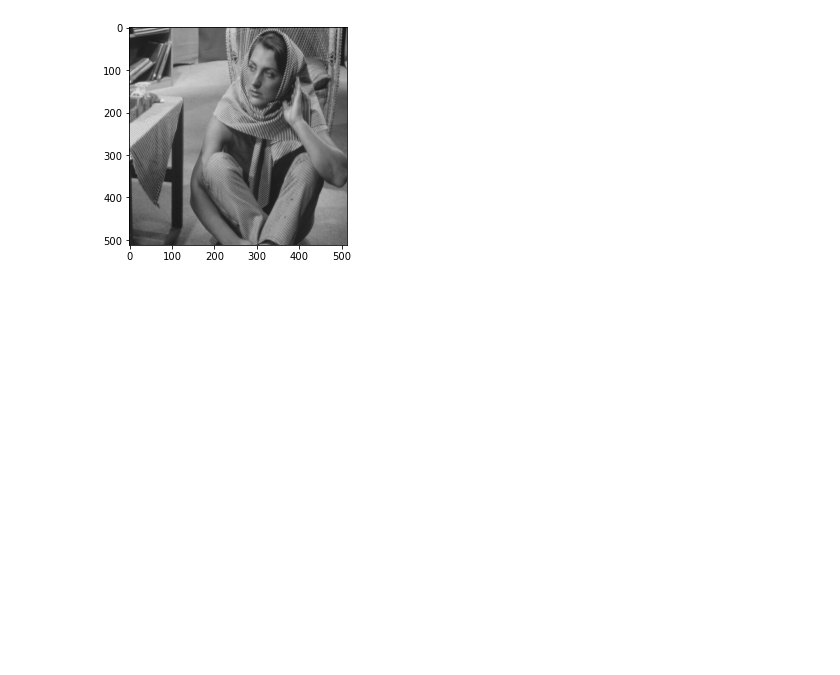
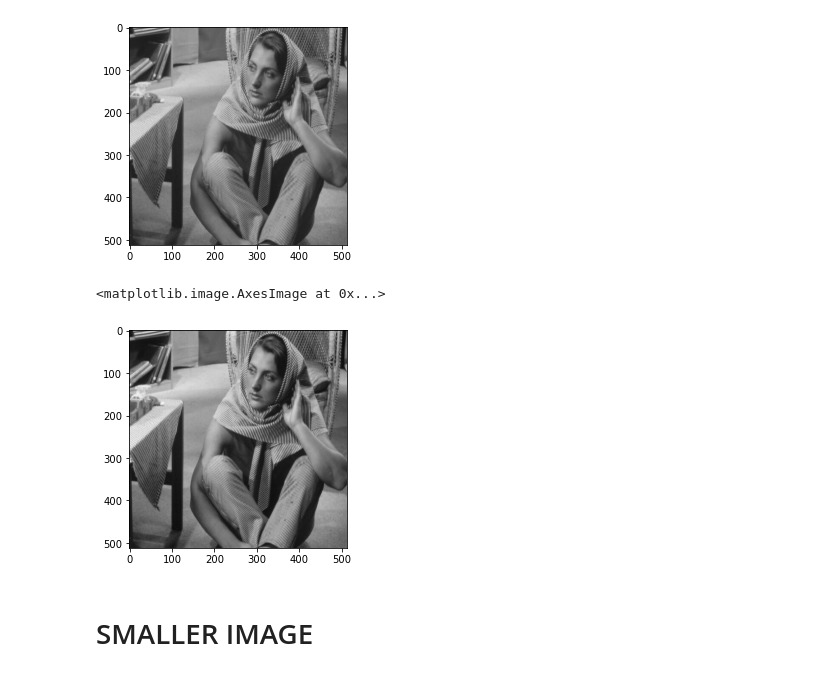
Before and after one commit to Wildshire/Projects, a Jupyter notebook: Signal Processing/Fourier Transform/Fourier_image.ipynb, the cells around one changed output. Cells and saved outputs as stored; diff of their text form; code cells hidden in the pictures; blank space fills up the shorter version.

```diff
--- a/Signal Processing/Fourier Transform/Fourier_image.ipynb
+++ b/Signal Processing/Fourier Transform/Fourier_image.ipynb
@@ -15,3 +37,9 @@ plt.imshow(img)
 [figure]
 # %%
 gray = cv2.cvtColor(img, cv2.COLOR_BGR2GRAY)
+plt.imshow(gray, cmap='gray')
+# %% [output]
+<matplotlib.image.AxesImage at 0x...>
+[figure, added]
+# %% [markdown]
+# SMALLER IMAGE
```
Also changed, not shown: parts of 34 cells of this notebook.
